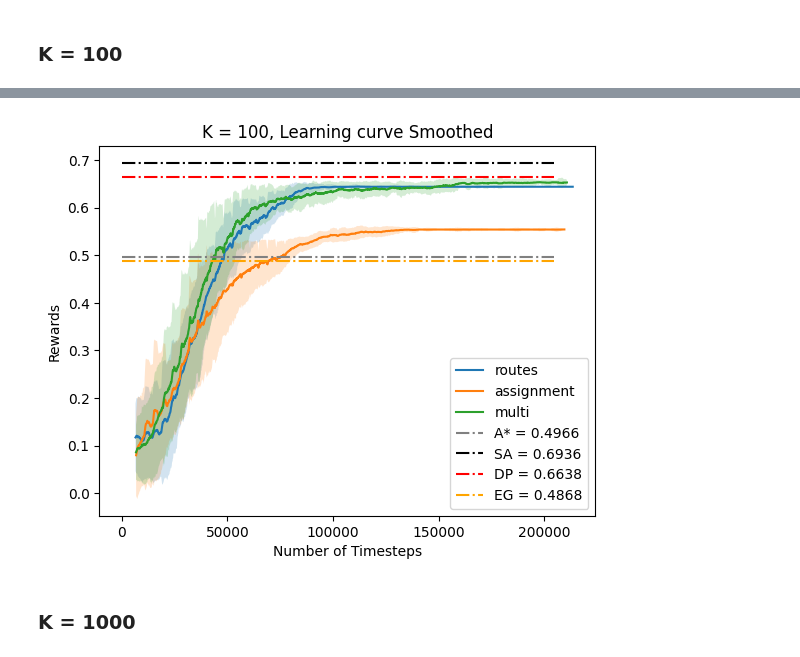
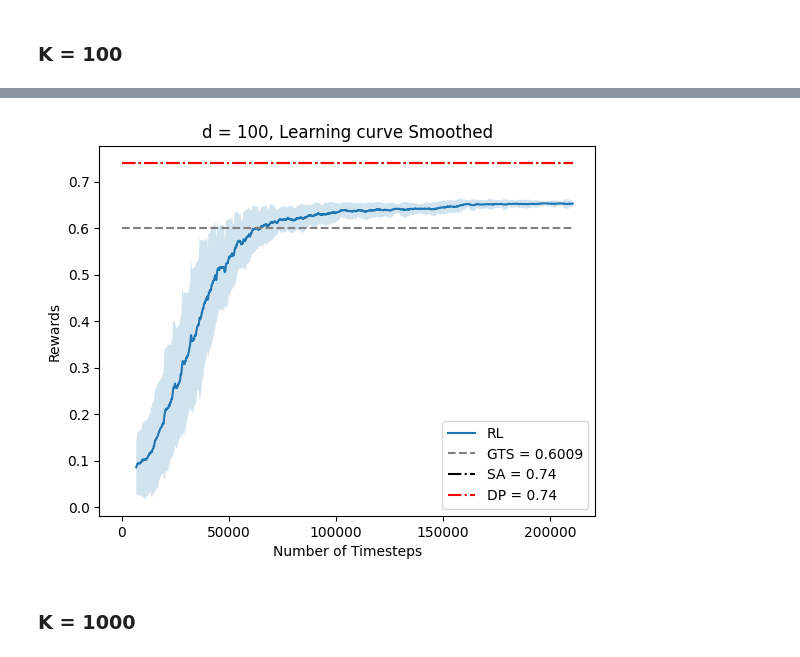
Before and after one commit to Farid-Najar/TransportersDilemma, a Jupyter notebook: RL/results.ipynb, the cells around one changed output, grey strips where cells are left out. Drawn from its saved outputs; the diff is of its cells as text; code cells hidden in the pictures.

Commit message:
[MINOR] new plots

```diff
--- a/RL/results.ipynb
+++ b/RL/results.ipynb
@@ -628,25 +622,24 @@ solution de taille 31 [ 0  2 23  6] valeur 117.0
 # %%
-r_EG = EHEG(env)
+K=100
 
+tit = title=f'd = {K}, Learning curve'
 
-tit = title=f'K = {K}, Learning curve'
+# x = plot_results(f'ppo_mask/K{K}_rewardMode(normalized_terminal)_obsMode(routes)_steps({steps})_instanceID{idx}/', label='routes', title=tit)#, show_hlines=True)
+# x = plot_results(f'ppo_mask/K{K}_rewardMode(normalized_terminal)_obsMode(elimination_gain)_steps({steps})_instanceID{idx}/', label='elimination gain', title=tit)#, show_hlines=True)
+# _ = plot_results(f'ppo_mask/K{K}_rewardMode(normalized_terminal)_obsMode(assignment)_steps({steps})_instanceID{idx}/', label='assignment', title=tit)#, show_hlines=True)
+x = plot_results(f'ppo_mask/K{K}_rewardMode(normalized_terminal)_obsMode(multi)_steps({steps})_instanceID{idx}/', label='RL', title=tit)#, show_hlines=True)
 
-_ = plot_results(f'ppo_mask/K{K}_rewardMode(normalized_terminal)_obsMode(routes)_steps({steps})_instanceID{idx}/', label='routes', title=tit)#, show_hlines=True)
-# x = plot_results(f'ppo_mask/K{K}_rewardMode(normalized_terminal)_obsMode(elimination_gain)_steps({steps})_instanceID{idx}/', label='elimination gain', title=tit)#, show_hlines=True)
-_ = plot_results(f'ppo_mask/K{K}_rewardMode(normalized_terminal)_obsMode(assignment)_steps({steps})_instanceID{idx}/', label='assignment', title=tit)#, show_hlines=True)
-_ = plot_results(f'ppo_mask/K{K}_rewardMode(normalized_terminal)_obsMode(multi)_steps({steps})_instanceID{idx}/', label='multi', title=tit)#, show_hlines=True)
-
-plt.hlines(r_A, 0, x[-1], linestyles = '-.', label=f'A* = {round(r_A, 4)}', colors='gray')
-# plt.hlines(r_GTS, 0, x[-1], linestyles = '--', label=f'GTS = {round(r_GTS, 4)}', colors='blue')
+# plt.hlines(r_A, 0, x[-1], linestyles = '-.', label=f'GTS = {round(r_A, 4)}', colors='gray')
+plt.hlines(r_GTS, 0, x[-1], linestyles = '--', label=f'GTS = {round(r_GTS, 4)}', colors='gray')
 plt.hlines(r_SA, 0, x[-1], linestyles = '-.', label=f'SA = {round(r_SA, 4)}', colors='black')
 plt.hlines(r_opt, 0, x[-1],linestyles = '-.', label=f'DP = {round(r_opt, 4)}', colors='red')
-plt.hlines(r_EG, 0, x[-1], linestyles = '-.', label=f'EHEG = {round(r_EG, 4)}', colors='orange')
+# plt.hlines(r_EG, 0, x[-1], linestyles = '-.', label=f'EHEG = {round(r_EG, 4)}', colors='orange')
 plt.legend(loc='lower right')
 plt.savefig('K100')
 # plt.hlines(r_model, 0, x[-1], label='model', colors='red')
 # plt.hlines((r_SA+1e5)/1e5, 0, x[-1], label='SA', colors='green')
 # %% [output]
-[figure, old version]
+[figure, new version]
 # %% [markdown]
 ### K = 1000
 # %%
```
Also changed, not shown: parts of 3 cells of this notebook, 10 other files.
